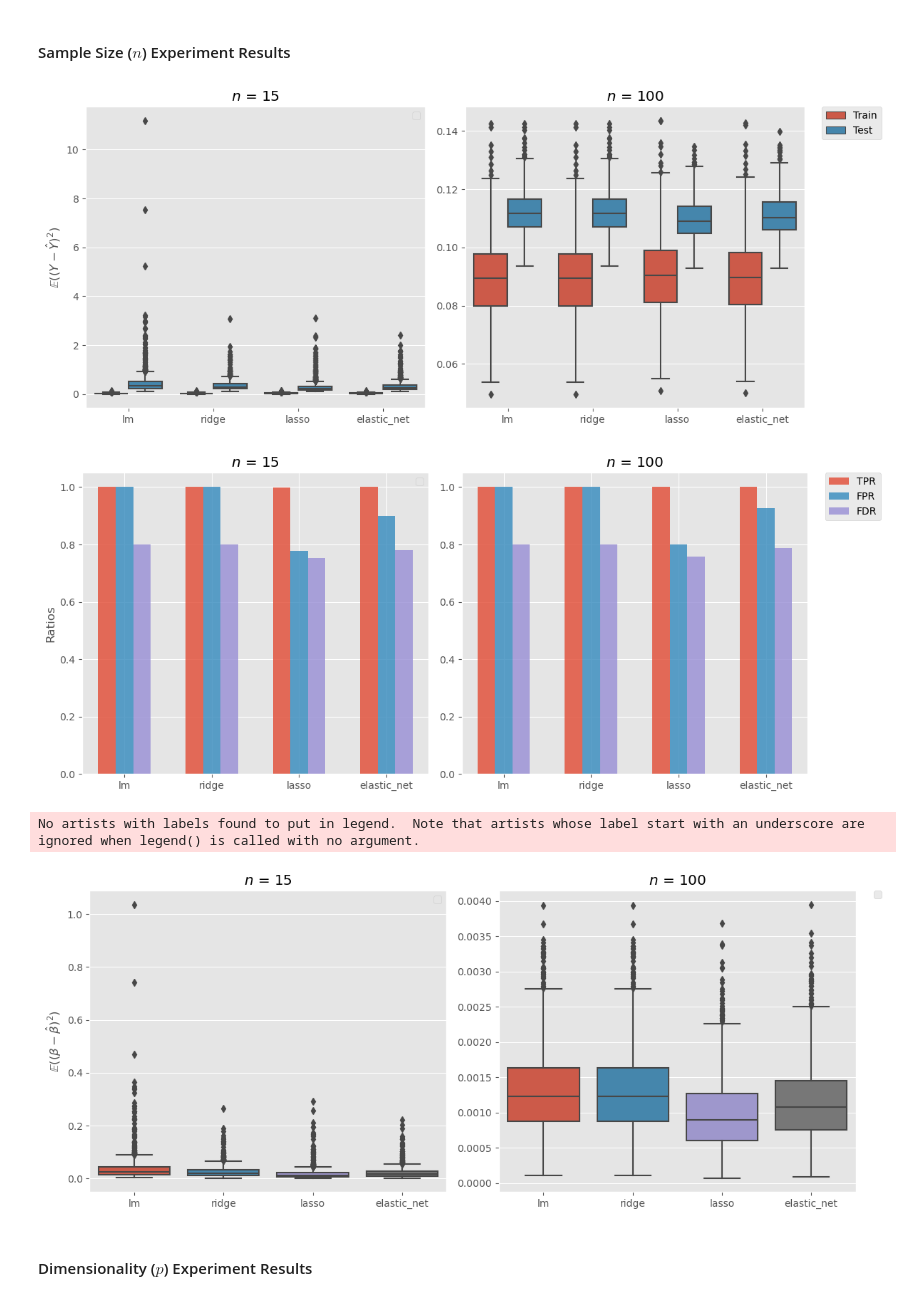
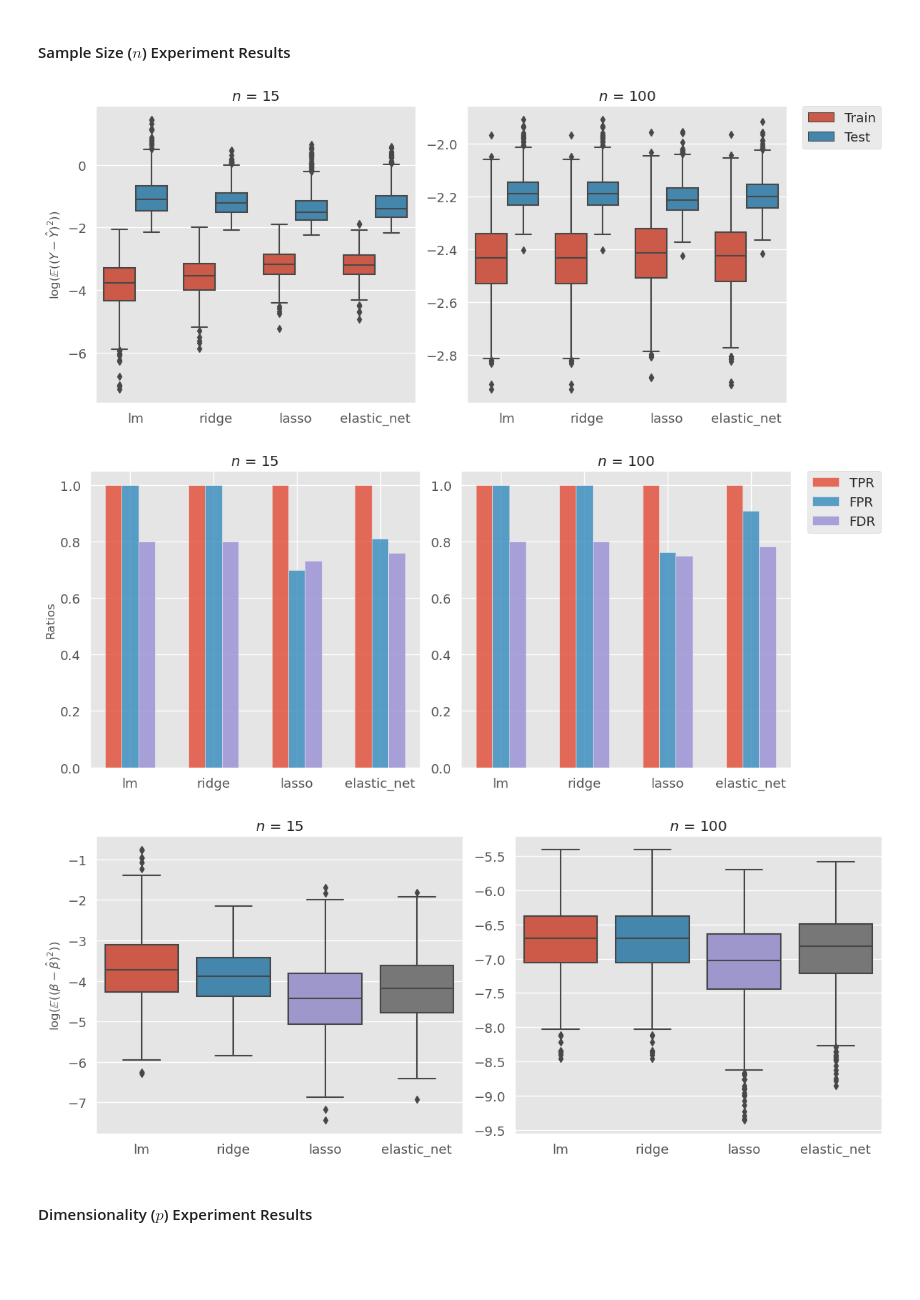
Before and after one commit to SamuelAhou/StatisticalLearning, a Jupyter notebook: Exercice2.ipynb, the cells around one changed output. Saved outputs shown, nothing was run; the diff lists cells and outputs as text; code cells hidden in the pictures; blank space fills up the shorter version.

```diff
--- a/Exercice2.ipynb
+++ b/Exercice2.ipynb
@@ -122,8 +123,6 @@ ___
 - $\sigma^2 = 0.1$
 - $\beta_{1:5}=1$
 # %%
-from tqdm.auto import tqdm
-
 M=1000
 n=100
 p=10
@@ -133,7 +132,7 @@ betas[:5] = 1
 
 # Find optimal alpha for each model
 
-alphas = [np.logspace(-4, -1.5, 40), np.logspace(-4, -1.5, 40)]
+alphas = [np.logspace(-4, -1.2, 40), np.logspace(-4, -1.2, 40)]
 N = 20
 
 lm_test_mse = np.zeros((2, len(alphas[0])))
@@ -198,6 +197,7 @@ ax[1].set_title(r"$\rho = 0.7$")
 ax[1].legend()
 ax[1].grid(alpha=0.5)
 
+plt.savefig("./ResultsEx2/optimal_alpha_rho.pdf")
 plt.show()
 
 # Choose optimal alpha and train models M times
@@ -262,7 +262,7 @@ betas[:5] = 1
 
 # Find optimal alpha for each model
 
-alphas = [np.logspace(-4, -1.5, 40), np.logspace(-4, -0.5, 40)]
+alphas = [np.logspace(-4, -1.5, 40), np.logspace(-4, -0.3, 40)]
 N = 20
 
 lm_test_mse = np.zeros((2, len(alphas[0])))
@@ -325,6 +325,7 @@ ax[1].set_title(r"$\sigma^2 = 10$")
 ax[1].legend()
 ax[1].grid(alpha=0.5)
 
+plt.savefig("./ResultsEx2/optimal_alpha_var_noise.pdf")
 plt.show()
 
 # Choose optimal alpha and train models M times
@@ -510,8 +512,8 @@ rho=0.2
 
 # Find optimal alpha for each model
 
-alphas = [np.logspace(-4, -1.5, 40), np.logspace(-4, 0, 40)]
-N = 20
+alphas = [np.logspace(-4, -1, 50), np.logspace(-4, 1, 50)]
+N = 10
 
 lm_test_mse = np.zeros((2, len(alphas[0])))
 ridge_test_mse = np.zeros((2, len(alphas[0])))
@@ -576,6 +578,7 @@ ax[1].set_title(r"$p = 150$")
 ax[1].legend()
 ax[1].grid(alpha=0.5)
 
+plt.savefig("./ResultsEx2/optimal_alpha_p.pdf")
 plt.show()
 
 # Choose optimal alpha and train models M times
@@ -627,8 +630,9 @@ ___
 ### Results
 ___
 # %%
+def show_results(lm_scores, ridge_scores, lasso_scores, elastic_net_scores, label, values, log_mse=False, log_beta=False):
 
-def show_results(lm_scores, ridge_scores, lasso_scores, elastic_net_scores, label, values):
+    label_save = ''.join([i for i in label if i.isalpha()])
 
     M=1000
 
@@ -659,15 +663,19 @@ def show_results(lm_scores, ridge_scores, lasso_scores, elastic_net_scores, labe
         'set': np.concatenate((['Train']*M, ['Train']*M, ['Train']*M, ['Train']*M, ['Test']*M, ['Test']*M, ['Test']*M, ['Test']*M))
     })
 
+    if log_mse:
+        mse_02['mse'] = np.log(mse_02['mse'])
+        mse_07['mse'] = np.log(mse_07['mse'])
+
     # boxplots with train and test mse for the 4 models
 
     fig, (ax1, ax2) = plt.subplots(1,2, figsize=(12,5))
 
-    sns.boxplot(x='model', y='mse', hue='set', data=mse_02, ax=ax1)
+    b = sns.boxplot(x='model', y='mse', hue='set', data=mse_02, ax=ax1)
     ax1.set_title('{} = {}'.format(label, values[0]))
-    ax1.set_ylabel(r'$\mathbb{E}((Y - \hat{Y})^2)$')
+    ax1.set_ylabel(r'$\log(\mathbb{E}((Y - \hat{Y})^2))$' if log_mse else r'$\mathbb{E}((Y - \hat{Y})^2)$')
     ax1.set_xlabel('')
-    ax1.legend('')
+    ax1.legend([],[], frameon=False)
 
     sns.boxplot(x='model', y='mse', hue='set', data=mse_07, ax=ax2)
     ax2.set_title('{} = {}'.format(label, values[1]))
@@ -676,7 +684,7 @@ def show_results(lm_scores, ridge_scores, lasso_scores, elastic_net_scores, labe
     ax2.legend(bbox_to_anchor=(1.05, 1), loc=2, borderaxespad=0)
 
     fig.tight_layout()
-    plt.savefig('./Plots/mse_'+label+'.png')
+    plt.savefig('./Plots/mse_'+label_save+'.pdf', format='pdf')
     plt.show()
 
     ### Plots TPR, FPR and FDR
@@ -700,7 +708,6 @@ def show_results(lm_scores, ridge_scores, lasso_scores, elastic_net_scores, labe
     ax1.set_ylabel('Ratios')
     ax1.set_xticks(x)
     ax1.set_xticklabels(models)
-    ax1.legend('')
     ax1.set_title('{} = {}'.format(label, values[0]))
 
     rects1 = ax2.bar(x - width, ratios_07['TPR'], width, label='TPR', alpha=0.8)
@@ -713,7 +720,7 @@ def show_results(lm_scores, ridge_scores, lasso_scores, elastic_net_scores, labe
     ax2.set_title('{} = {}'.format(label, values[1]))
 
     fig.tight_layout()
-    plt.savefig('./Plots/ratios_'+label+'.png')
+    plt.savefig('./Plots/ratios_'+label_save+'.pdf', format='pdf')
     plt.show()
 
     ### Plots betas error
@@ -728,22 +735,26 @@ def show_results(lm_scores, ridge_scores, lasso_scores, elastic_net_scores, labe
         'model': np.concatenate((['lm']*M, ['ridge']*M, ['lasso']*M, ['elastic_net']*M)),
     }
 
+    if log_beta:
+        betas_error_02['errors'] = np.log(betas_error_02['errors'])
+        betas_error_07['errors'] = np.log(betas_error_07['errors'])
+
     fig, (ax1, ax2) = plt.subplots(1,2, figsize=(12,5))
 
     sns.boxplot(x='model', y='errors', data=betas_error_02, ax=ax1)
     ax1.set_title('{} = {}'.format(label, values[0]))
-    ax1.set_ylabel(r'$\mathbb{E}((\beta - \hat{\beta})^2)$')
+    ax1.set_ylabel(r'$\mathbb{E}((\beta - \hat{\beta})^2)$' if not log_beta else r'$\log(\mathbb{E}((\beta - \hat{\beta})^2))$')
     ax1.set_xlabel('')
-    ax1.legend('')
 
     sns.boxplot(x='model', y='errors', data=betas_error_07, ax=ax2)
     ax2.set_title('{} = {}'.format(label, values[1]))
     ax2.set_ylabel('')
     ax2.set_xlabel('')
-    ax2.legend(bbox_to_anchor=(1.05, 1), loc=2, borderaxespad=0)
 
     fig.tight_layout()
-    plt.savefig('./Plots/betas_error_'+label+'.png')
+    # keep only letter in label
+
+    plt.savefig('./Plots/betas_error_'+label_save+'.pdf', format='pdf')
 
     plt.show()
 # %% [markdown]
@@ -779,15 +788,14 @@ No artists with labels found to put in legend.  Note that artists whose label st
 # %%
 lm_scores = np.load("./ResultsEx2/lm_scores_n.npy")
 ridge_scores = np.load("./ResultsEx2/ridge_scores_n.npy")
 lasso_scores = np.load("./ResultsEx2/lasso_scores_n.npy")
 elastic_net_scores = np.load("./ResultsEx2/elastic_net_scores_n.npy")
 
-show_results(lm_scores, ridge_scores, lasso_scores, elastic_net_scores, r'$n$', [15, 100])
+show_results(lm_scores, ridge_scores, lasso_scores, elastic_net_scores, r'$n$', [15, 100], log_mse=True, log_beta=True)
 # %% [output]
-[figure, old version]
+[figure, new version]
-[figure, old version]
+[figure, new version]
-No artists with labels found to put in legend.  Note that artists whose label start with an underscore are ignored when legend() is called with no argument.
-[figure, old version]
+[figure, new version]
 # %% [markdown]
 #### Dimensionality ($p$) Experiment Results
 # %%
```
Also changed, not shown: parts of 8 cells of this notebook, 44 other files.
